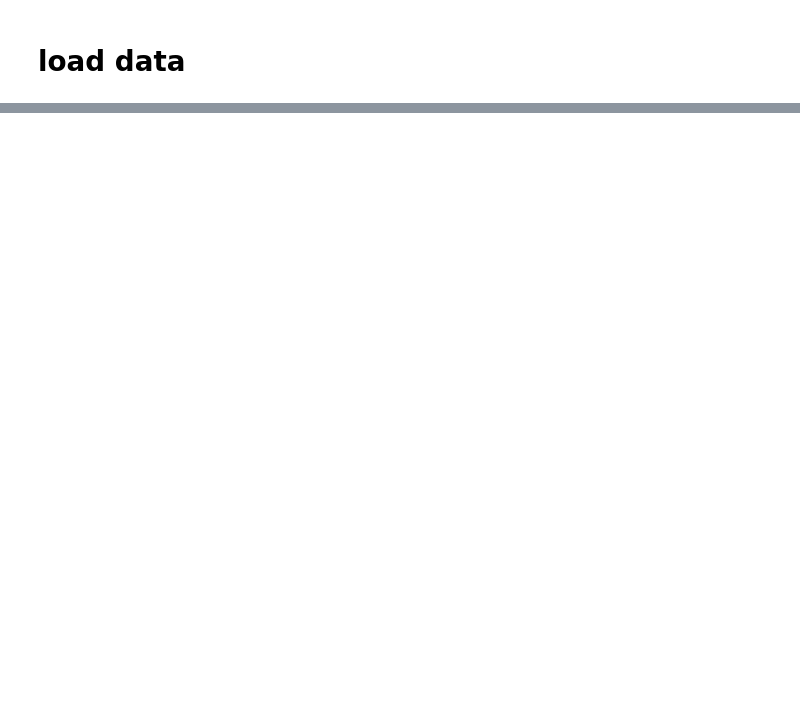
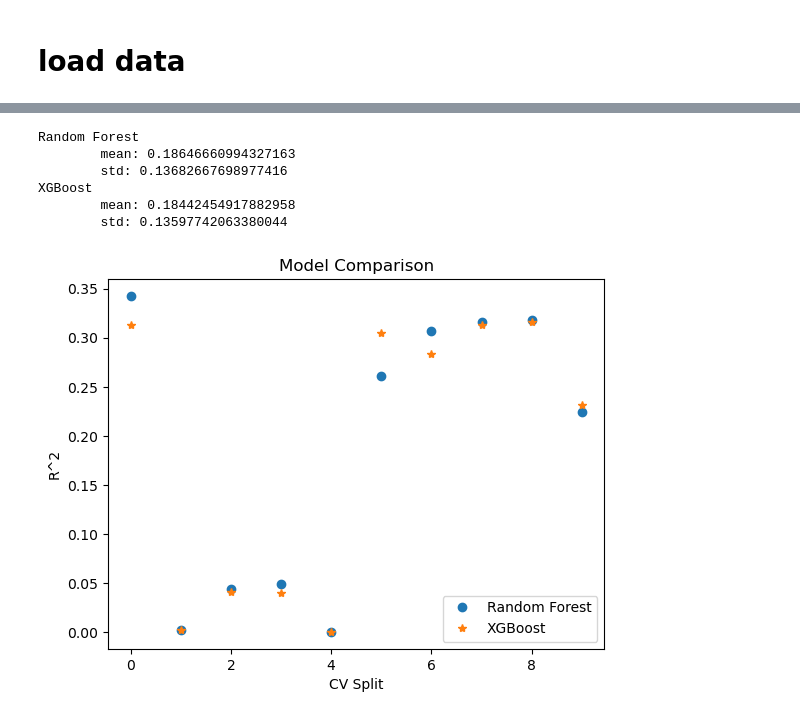
Before and after one commit to jstabet/KGNN-COMP683, a Jupyter notebook: src/baseline.ipynb, the cells around one changed output, grey strips where cells are left out. Cells and saved outputs as stored; diff of their text form; code cells hidden in the pictures; blank space fills up the shorter version.

Commit message:
added rf and xgb baseline on 10-fold cv per paper

```diff
--- a/src/baseline.ipynb
+++ b/src/baseline.ipynb
@@ -5,9 +5,13 @@ import pandas as pd
 
 df = pd.read_parquet('../results/kis_viability.parquet')
 
+# add drug-cell line combo
+df['drug_cell_group'] = df['drug'] + "_" + df['depmap_id']
+
 print('unique drugs:', df['drug'].nunique())
 print('unique concs:', df['concentration_M'].nunique())
 print('unique cell lines:', df['depmap_id'].nunique())
+print('unique drug-cell line combos:', df['drug_cell_group'].nunique())
 
 df
 # %% [output]
@@ -29,0 +37,76 @@ unique cell lines: 480
+# %%
+from sklearn.ensemble import RandomForestRegressor
+from xgboost import XGBRegressor
+from sklearn.model_selection import GroupKFold
+import matplotlib.pyplot as plt
+import numpy as np
+import tqdm
+
+# X, y, and grouping
+X = df.drop(columns=['drug', 'concentration_M',	'depmap_id', 'viability', 'drug_cell_group'])
+y = df['viability']
+groups = df['drug_cell_group']
+gkf = GroupKFold(n_splits=10)
+
+# cv loop
+scores_rf = []
+scores_xgb = []
+for train_index, test_index in tqdm.tqdm(gkf.split(X, y, groups=groups), total=gkf.get_n_splits(X, y, groups=groups)):
+    # X, y
+    X_train = X.iloc[train_index]
+    X_test = X.iloc[test_index]
+    y_train = y.iloc[train_index]
+    y_test = y.iloc[test_index]
+
+    # model RF
+    model_rf = RandomForestRegressor(n_jobs=-1)
+    model_rf.fit(X_train, y_train)
+    # predict
+    y_pred_rf = model_rf.predict(X_test)
+    # score
+    score_rf = model_rf.score(X_test, y_test)
+    scores_rf.append(score_rf)
+
+    # model XGB
+    model_xgb = XGBRegressor(n_jobs=-1)
+    model_xgb.fit(X_train, y_train)
+    # predict
+    y_pred_xgb = model_xgb.predict(X_test)
+    # score
+    score_xgb = model_xgb.score(X_test, y_test)
+    scores_xgb.append(score_xgb)
+
+scores_rf = np.array(scores_rf)
+scores_xgb = np.array(scores_xgb)
+
+print('Random Forest')
+print('\tmean:', scores_rf.mean())
+print('\tstd:', scores_rf.std())
+
+print('XGBoost')
+print('\tmean:', scores_xgb.mean())
+print('\tstd:', scores_xgb.std())
+
+plt.plot(scores_rf, 'o', label='Random Forest')
+plt.plot(scores_xgb, '*', label='XGBoost')
+plt.xlabel('CV Split')
+plt.ylabel('R^2')
+plt.title('Model Comparison')
+plt.legend()
+plt.show()
+
+# RF model from paper
+# model = RandomForestRegressor(n_estimators=500, max_features=22, min_samples_leaf=5, n_jobs=-1)
+
+# equivalent, but slower
+# from sklearn.model_selection import cross_val_score
+# scores_rf = cross_val_score(RandomForestRegressor(n_jobs=-1), X, y, groups=groups, cv=gkf)
+# scores_xgb = cross_val_score(XGBRegressor(n_jobs=-1), X, y, groups=groups, cv=gkf)
+# %% [output]
+Random Forest
+        mean: 0.18646660994327163
+        std: 0.13682667698977416
+XGBoost
+        mean: 0.18442454917882958
+        std: 0.13597742063380044
+[figure, added]
```
Also changed, not shown: parts of 7 cells of this notebook, 1 other file.
